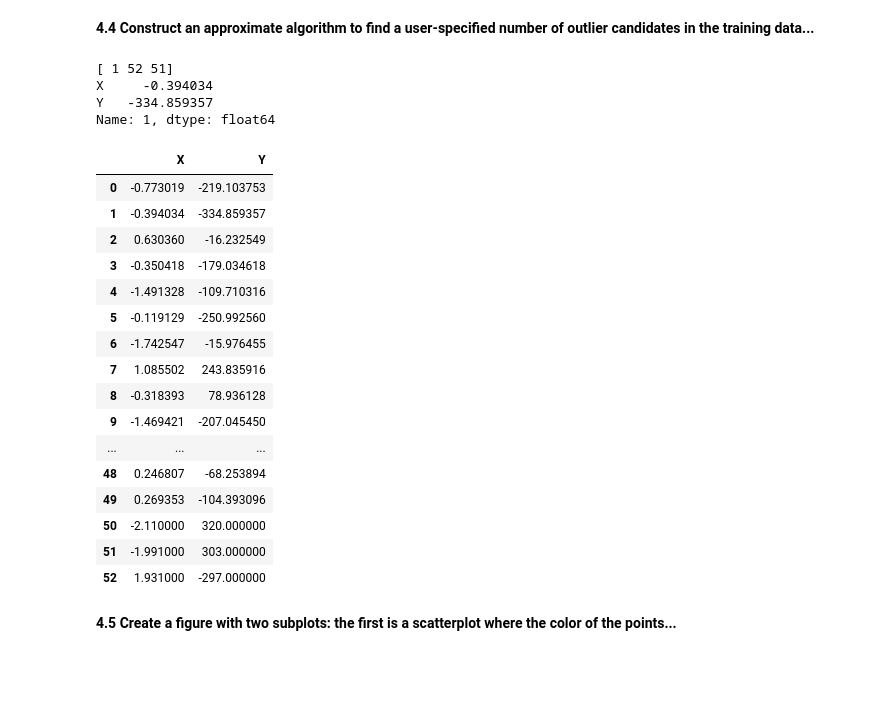
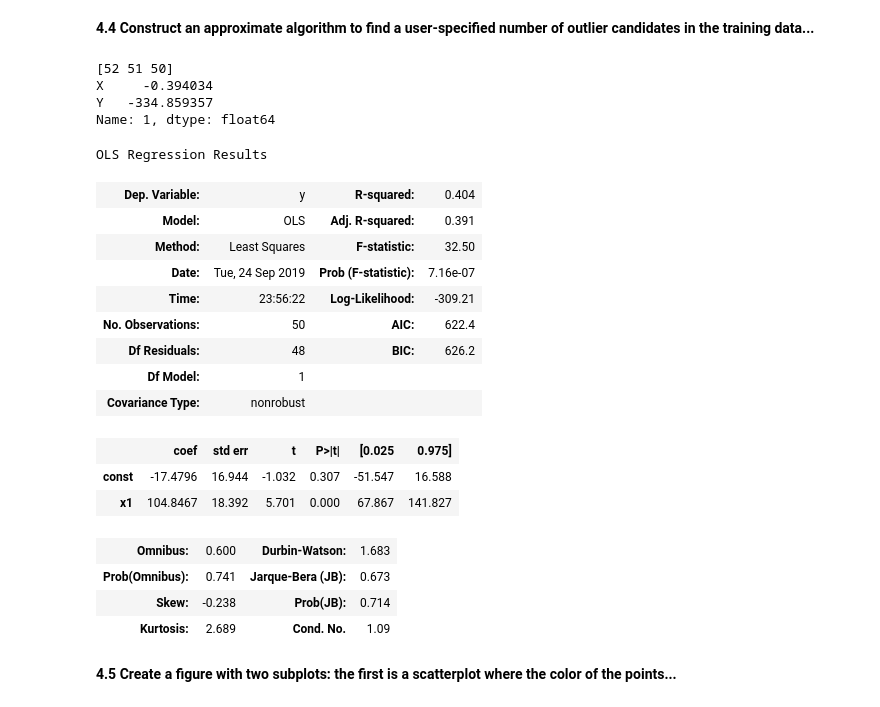
Before and after one commit to kdumontnu/2019-CS109A, a Jupyter notebook: homework/hw2/cs109a_hw2_submit.ipynb, the cells around one changed output. Cells and saved outputs as stored; diff of their text form; code cells hidden in the pictures; blank space fills up the shorter version.

```diff
--- a/homework/hw2/cs109a_hw2_submit.ipynb
+++ b/homework/hw2/cs109a_hw2_submit.ipynb
@@ -513,36 +529,38 @@ def find_outliers_simple(dataset_x, dataset_y, num_outliers):
     beta1 = OLSModel_Fit.params[1]
 
     Y_predict = OLSModel_Fit.predict(sm.add_constant(dataset_x))
-    outlier_indices = np.argsort((Y - Y_predict)**2)[-num_outliers-1:-1]
+    outlier_indices = np.argsort((Y - Y_predict)**2)[-num_outliers:]
     print(outlier_indices)
     return list(outlier_indices)
 # %%
 # get outliers and calculate outlier model
 # your code here
 outlier_i = find_outliers_simple(X, Y, 3)
 print(outliers_train.iloc[1])
-outliers_train
+OutlierFreeSimpleModel = sm.OLS(np.delete(Y, outlier_i), sm.add_constant(np.delete(X, outlier_i)))
+OutlierFreeSimpleModel_Fit = OutlierFreeSimpleModel.fit()
+OutlierFreeSimpleModel_Fit.summary()
 # %% [output]
-[ 1 52 51]
+[52 51 50]
 X     -0.394034
 Y   -334.859357
 Name: 1, dtype: float64
+OLS Regression Results
-|  | X | Y |
-| 0 | -0.773019 | -219.103753 |
-| 1 | -0.394034 | -334.859357 |
-| 2 | 0.630360 | -16.232549 |
-| 3 | -0.350418 | -179.034618 |
-| 4 | -1.491328 | -109.710316 |
-| 5 | -0.119129 | -250.992560 |
-| 6 | -1.742547 | -15.976455 |
-| 7 | 1.085502 | 243.835916 |
-| 8 | -0.318393 | 78.936128 |
-| 9 | -1.469421 | -207.045450 |
-| ... | ... | ... |
-| 48 | 0.246807 | -68.253894 |
-| 49 | 0.269353 | -104.393096 |
-| 50 | -2.110000 | 320.000000 |
-| 51 | -1.991000 | 303.000000 |
-| 52 | 1.931000 | -297.000000 |
+| Dep. Variable: | y | R-squared: | 0.404 |
+| Model: | OLS | Adj. R-squared: | 0.391 |
+| Method: | Least Squares | F-statistic: | 32.50 |
+| Date: | Tue, 24 Sep 2019 | Prob (F-statistic): | 7.16e-07 |
+| Time: | 23:56:22 | Log-Likelihood: | -309.21 |
+| No. Observations: | 50 | AIC: | 622.4 |
+| Df Residuals: | 48 | BIC: | 626.2 |
+| Df Model: | 1 |  |  |
+| Covariance Type: | nonrobust |  |  |
+|  | coef | std err | t | P>|t| | [0.025 | 0.975] |
+| const | -17.4796 | 16.944 | -1.032 | 0.307 | -51.547 | 16.588 |
+| x1 | 104.8467 | 18.392 | 5.701 | 0.000 | 67.867 | 141.827 |
+| Omnibus: | 0.600 | Durbin-Watson: | 1.683 |
+| Prob(Omnibus): | 0.741 | Jarque-Bera (JB): | 0.673 |
+| Skew: | -0.238 | Prob(JB): | 0.714 |
+| Kurtosis: | 2.689 | Cond. No. | 1.09 |
 # %% [markdown]
 **4.5 Create a figure with two subplots: the first is a scatterplot where the color of the points...**
```
Also changed, not shown: parts of 8 cells of this notebook, 1 other file.
